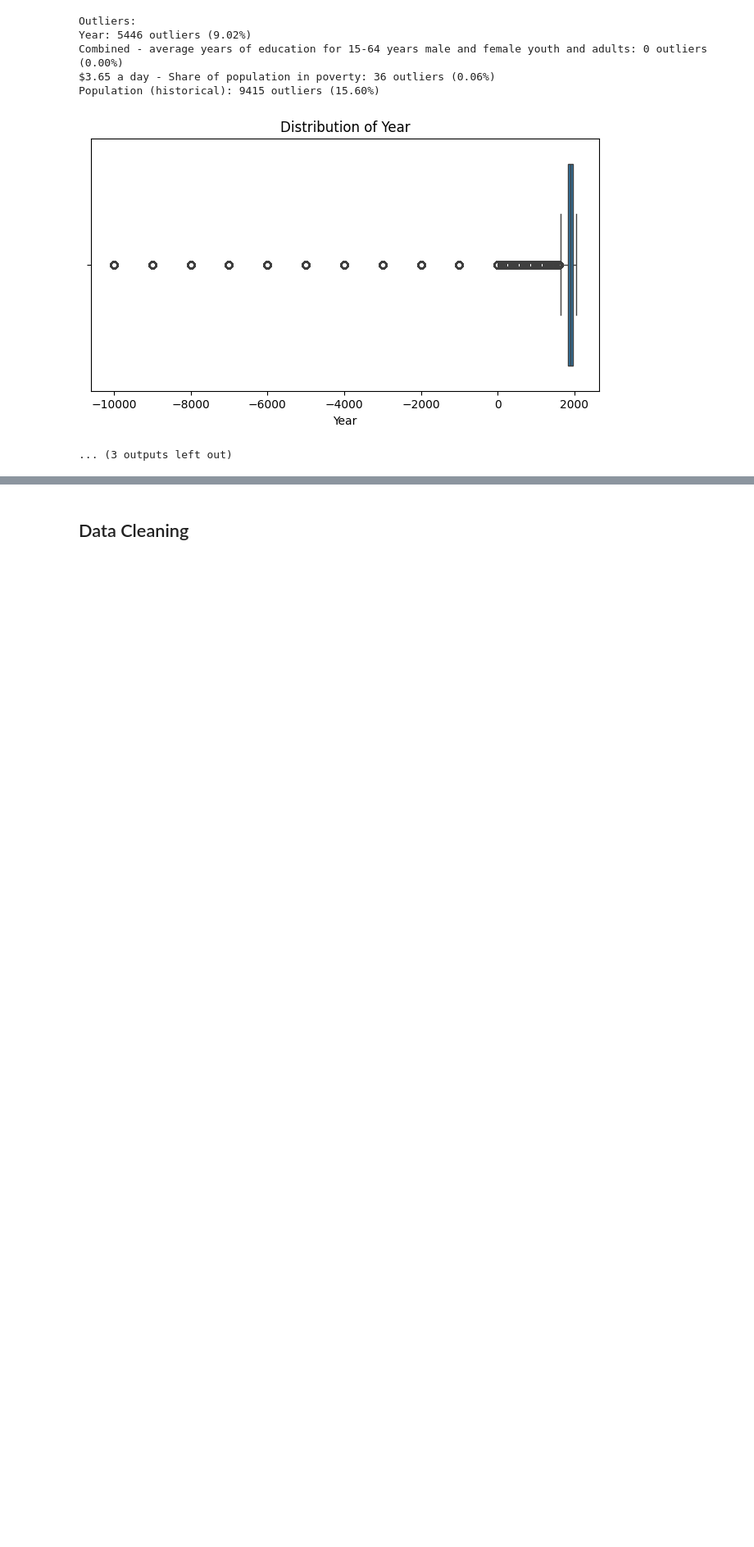
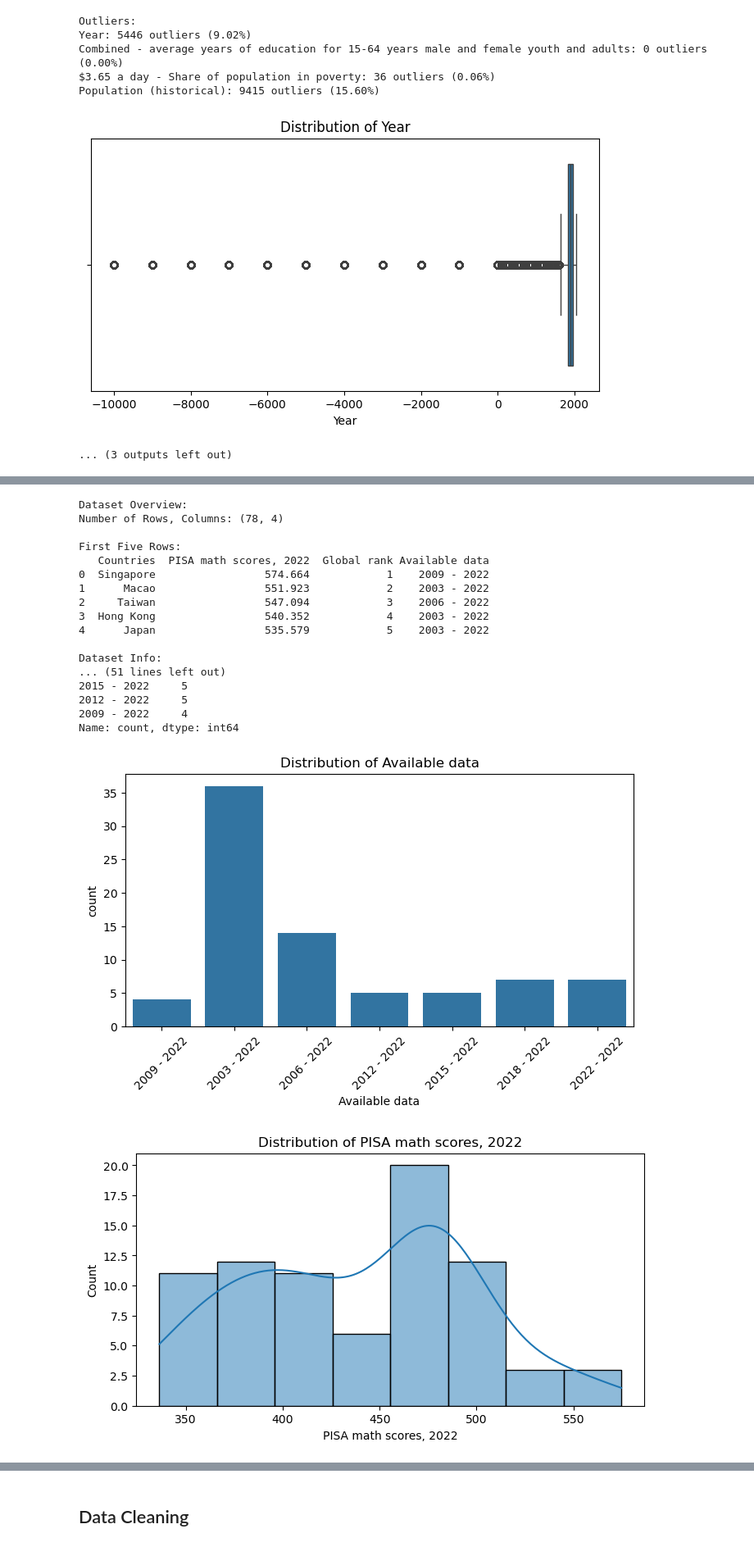
Before and after one commit to NerbFox/Data-Visualization, a Jupyter notebook: notebook/Notebook Tubes 2.ipynb, the cells around one changed output, grey strips where cells are left out. Shown at 82% size. Cells and saved outputs as stored; diff of their text form; code cells hidden in the pictures; blank space fills up the shorter version.

Commit message:
update: visualization 1

```diff
--- a/notebook/Notebook Tubes 2.ipynb
+++ b/notebook/Notebook Tubes 2.ipynb
@@ -23,18 +23,16 @@ import plotly.express as px
 ## Data Preparation
 # %%
 # Import Files
-# share-of-education-in-government-expenditure.csv
-# average-years-of-schooling-vs-gdp-per-capita.csv
-# productivity-vs-educational-attainment.csv
-# unemployment-rate.csv
-# literacy-rates-vs-average-years-of-schooling.csv
-# poverty-vs-mean-schooling.csv
-df_education_expenditure = pd.read_csv("share-of-education-in-government-expenditure.csv")
-df_education_gdp = pd.read_csv("average-years-of-schooling-vs-gdp-per-capita.csv")
-df_education_productivity = pd.read_csv("productivity-vs-educational-attainment.csv")
-df_unemployment = pd.read_csv("unemployment-rate.csv")
-df_education_literacy = pd.read_csv("literacy-rates-vs-average-years-of-schooling.csv")
-df_education_poverty = pd.read_csv("poverty-vs-mean-schooling.csv")
+# read the csv files
+df_pisa_math = pd.read_csv("../data/pisa-math-scores.csv")
+df_pisa_reading = pd.read_csv("../data/pisa-reading-scores.csv")
+df_pisa_science = pd.read_csv("../data/pisa-science-scores.csv")
+df_education_expenditure = pd.read_csv("../data/share-of-education-in-government-expenditure.csv")
+df_education_gdp = pd.read_csv("../data/average-years-of-schooling-vs-gdp-per-capita.csv")
+df_education_productivity = pd.read_csv("../data/productivity-vs-educational-attainment.csv")
+df_unemployment = pd.read_csv("../data/unemployment-rate.csv")
+df_education_literacy = pd.read_csv("../data/literacy-rates-vs-average-years-of-schooling.csv")
+df_education_poverty = pd.read_csv("../data/poverty-vs-mean-schooling.csv")
 df_names = [
     "share-of-education-in-government-expenditure",
     "average-years-of-schooling-vs-gdp-per-capita",
@@ -42,6 +40,9 @@ df_names = [
     "unemployment-rate",
     "literacy-rates-vs-average-years-of-schooling",
     "poverty-vs-mean-schooling",
+    "pisa-math-scores",
+    "pisa-reading-scores",
+    "pisa-science-scores"
 ]
 df_list = [
     df_education_expenditure,
@@ -49,5 +50,8 @@ df_list = [
     df_education_productivity,
     df_unemployment,
     df_education_literacy,
-    df_education_poverty
+    df_education_poverty,
+    df_pisa_math,
+    df_pisa_reading,
+    df_pisa_science
 ]
@@ -97,7 +85,7 @@ def eda(df, target_column=None, full = False):
         print("\nUnivariate Analysis...")
         # except entitiy and code column
         for col in df.select_dtypes(include='object'):
-            if col != 'Entity' and col != 'Code':
+            if col != 'Entity' and col != 'Code' and col != 'Countries':
                 print(f"\n{col} Value Counts:")
                 print(df[col].value_counts())
                 plt.figure(figsize=(8, 4))
@@ -380,0 +371,22 @@ Population (historical): 9415 outliers (15.60%)
+# %%
+eda(df_pisa_math, full=True)
+# %% [output]
+Dataset Overview:
+Number of Rows, Columns: (78, 4)
+
+First Five Rows:
+   Countries  PISA math scores, 2022  Global rank Available data
+0  Singapore                 574.664            1    2009 - 2022
+1      Macao                 551.923            2    2003 - 2022
+2     Taiwan                 547.094            3    2006 - 2022
+3  Hong Kong                 540.352            4    2003 - 2022
+4      Japan                 535.579            5    2003 - 2022
+
+Dataset Info:
+... (51 lines left out)
+2015 - 2022     5
+2012 - 2022     5
+2009 - 2022     4
+Name: count, dtype: int64
+[figure, added]
+[figure, added]
```
Also changed, not shown: parts of 10 cells of this notebook, 11 other files.
